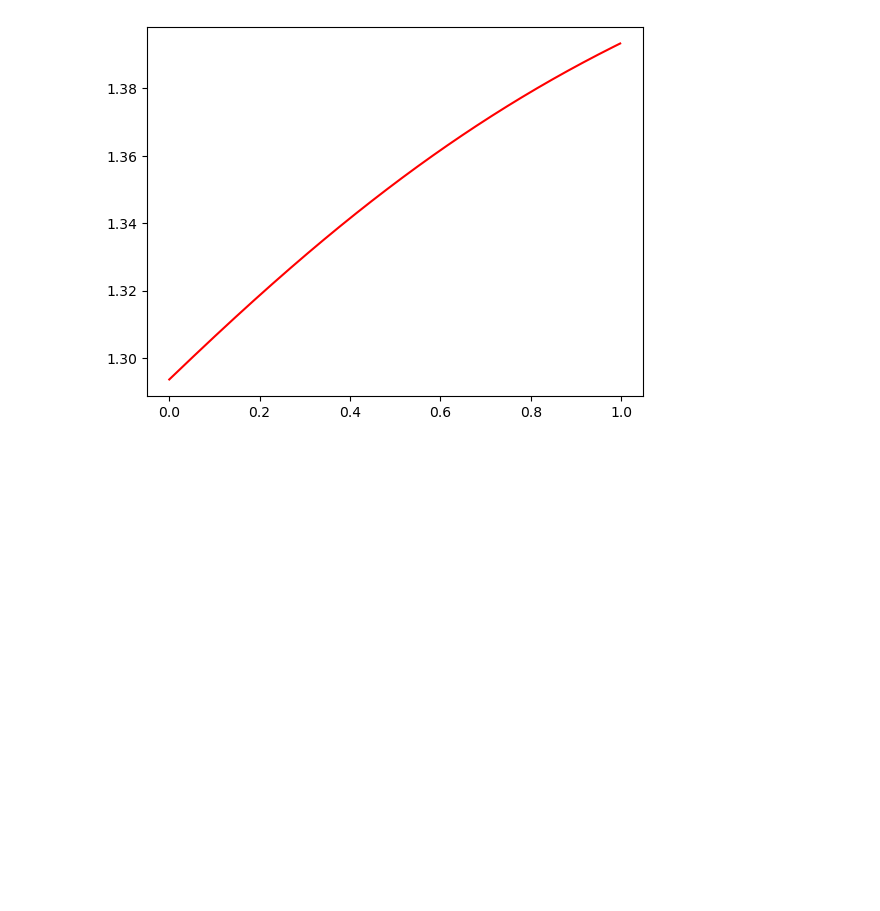
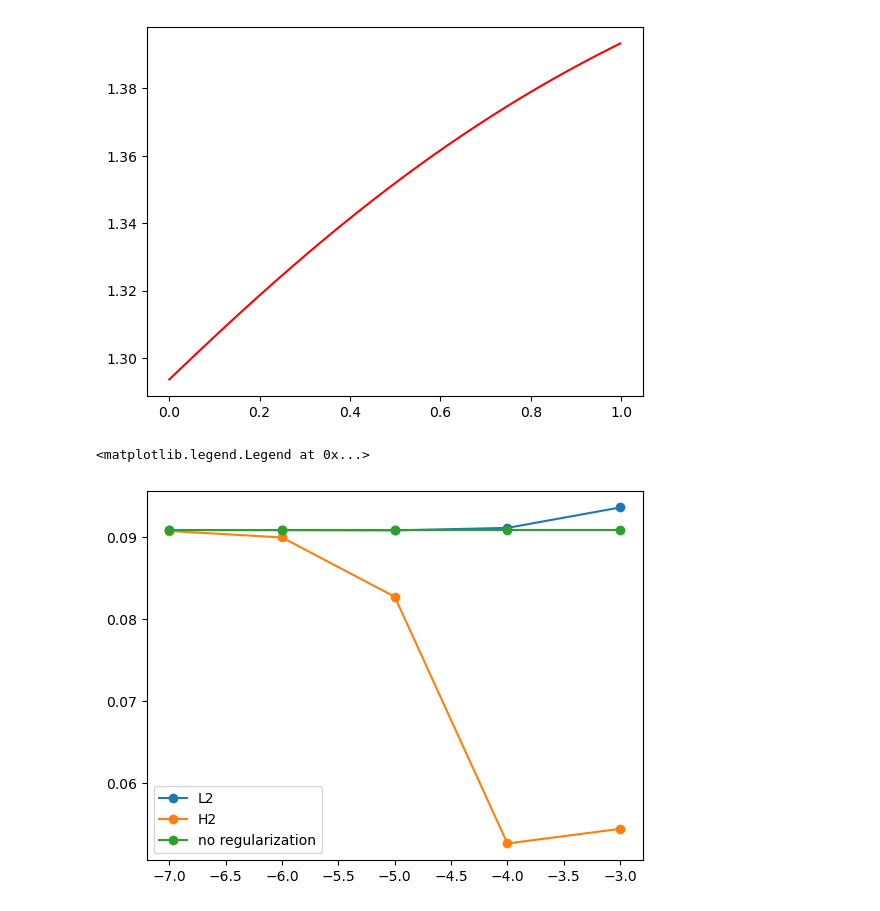
Before and after one commit to shiki442/Tikhonov-PINNs, a Jupyter notebook: Visualization/test.ipynb, the cells around one changed output. Drawn from its saved outputs; the diff is of its cells as text; code cells hidden in the pictures; blank space fills up the shorter version.

```diff
--- a/Visualization/test.ipynb
+++ b/Visualization/test.ipynb
@@ -25,3 +25,17 @@ plt.plot(x, y, label='NN', color='red')
 (501, 3)
 [<matplotlib.lines.Line2D at 0x...>]
 [figure]
+# %%
+# 20delta 10000epochs
+lamb = [1e-3, 1e-4, 1e-5, 1e-6, 1e-7]
+lamb = [np.log10(i) for i in lamb]
+err_l2 = [9.3580e-02, 9.1092e-02, 9.0786e-02, 9.0818e-02, 9.0824e-02]
+err_h2 = [5.4407e-02, 5.2622e-02, 8.2700e-02, 8.9927e-02, 9.0719e-02]
+err_0 =  [9.0793e-02, 9.0793e-02, 9.0793e-02, 9.0793e-02, 9.0793e-02]
+plt.plot(lamb, err_l2, label='L2', marker='o',)
+plt.plot(lamb, err_h2, label='H2',marker='o',)
+plt.plot(lamb, err_0, label='no regularization',marker='o',)
+plt.legend()
+# %% [output]
+<matplotlib.legend.Legend at 0x...>
+[figure, added]
```
Also changed, not shown: 39 other files.
